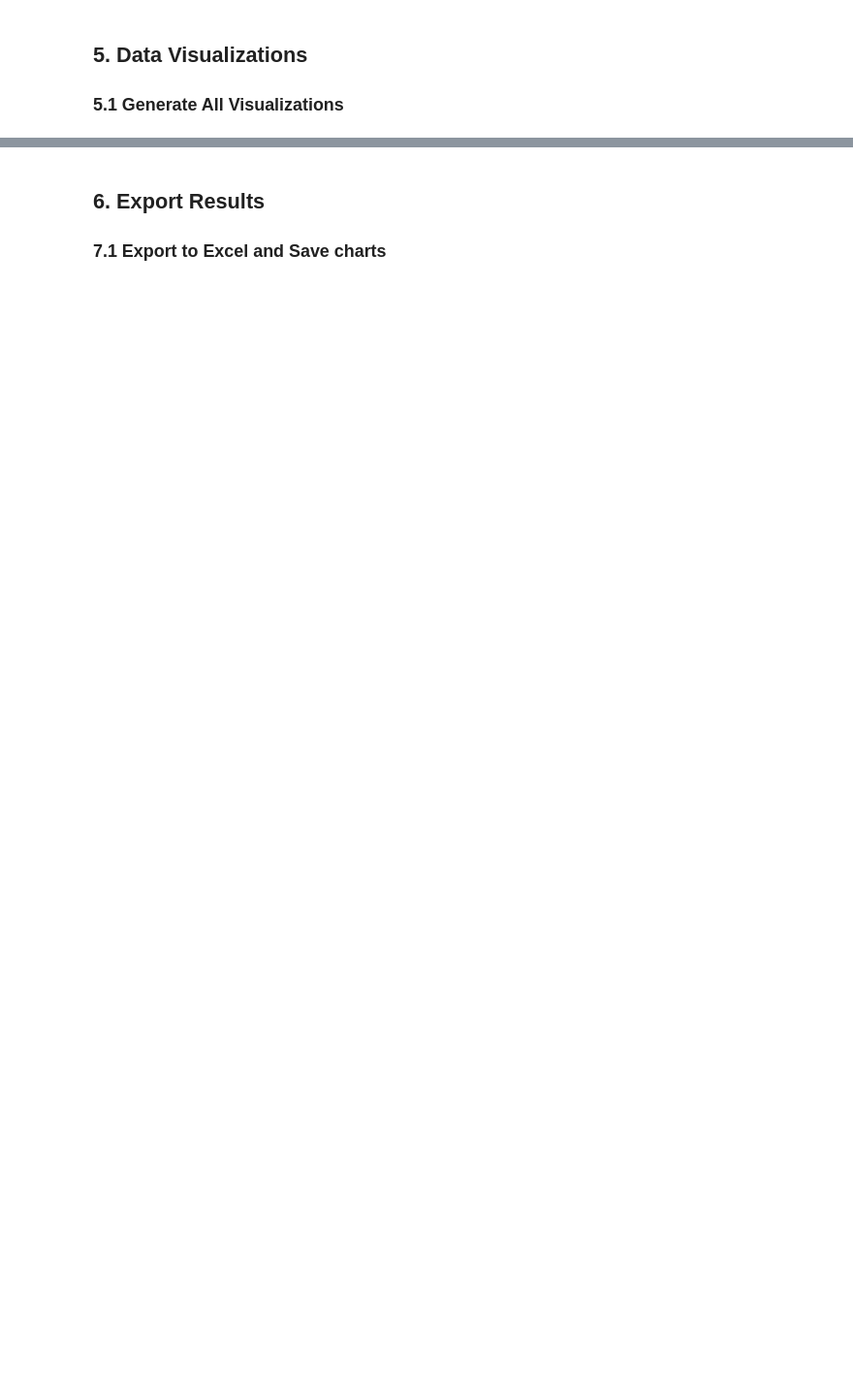
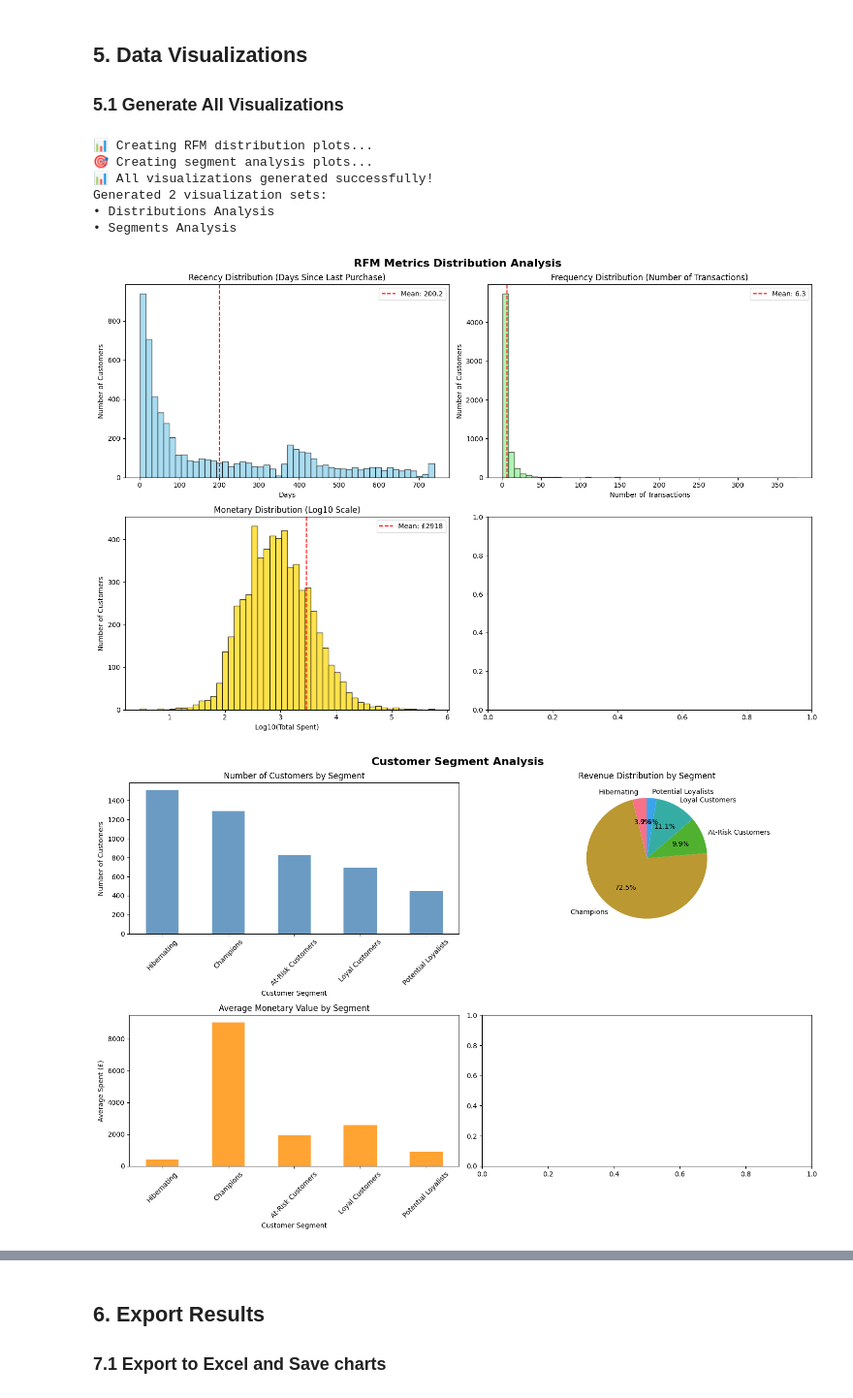
Before and after one commit to DilsaraThiranjaya/Strategic-Growth-Analysis-Team-Code-Serpents, a Jupyter notebook: notebooks/retail_analysis.ipynb, the cells around one changed output, grey strips where cells are left out. Shown at 97% size. Drawn from its saved outputs; the diff is of its cells as text; code cells hidden in the pictures; blank space fills up the shorter version.

Commit message:
Phase 3 Complete

```diff
--- a/notebooks/retail_analysis.ipynb
+++ b/notebooks/retail_analysis.ipynb
@@ -86,0 +74,27 @@ Total Revenue: £710.60
+# %%
+# Load and clean the dataset
+print("=" * 60)
+print("PHASE 1: DATA SANITATION AND PREPROCESSING")
+print("=" * 60)
+
+# Note: Place the online_retail.csv file in the ../data/ directory
+data_file_path = "../data/online_retail.csv"
+
+# Clean the dataset using our custom function
+data = clean_dataset(data_file_path)
+
+if data is not None:
+    print("\n✓ Data cleaning completed successfully!")
+    print(f"Final dataset shape: {data.shape}")
+
+    # Display basic information about the cleaned dataset
+    print("\nCleaned Dataset Info:")
+    print(data.info())
+
+    # Display first few rows
+    print("\nFirst 5 rows of cleaned data:")
+    display(data.head())
+
+else:
+    print("❌ Error: Could not load the dataset.")
+    print("Please ensure the 'online_retail.csv' file is placed in the '../data/' directory.")
@@ -134,4 +370,21 @@ ValueError: Bin labels must be one fewer than the number of bin edges
 ## 5. Data Visualizations
 
 ### 5.1 Generate All Visualizations
+# %%
+# Generate comprehensive visualizations
+figures = rfm_analyzer.generate_visualizations()
+
+print("📊 All visualizations generated successfully!")
+print(f"Generated {len(figures)} visualization sets:")
+for fig_name in figures.keys():
+    print(f"• {fig_name.title()} Analysis")
+# %% [output]
+📊 Creating RFM distribution plots...
+🎯 Creating segment analysis plots...
+📊 All visualizations generated successfully!
+Generated 2 visualization sets:
+• Distributions Analysis
+• Segments Analysis
+[figure, added]
+[figure, added]
 # %% [markdown]
```
Also changed, not shown: parts of 13 cells of this notebook, 8 other files.
